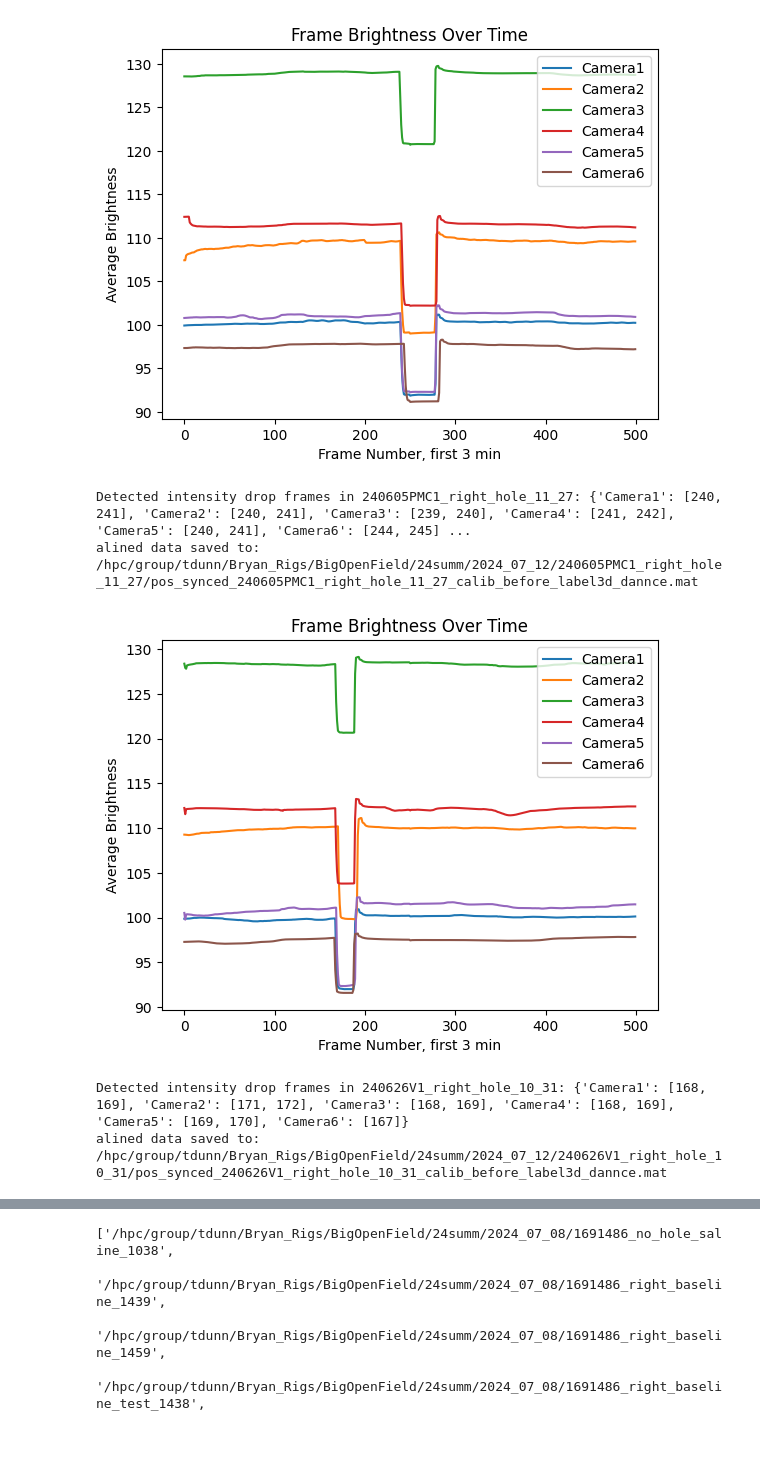
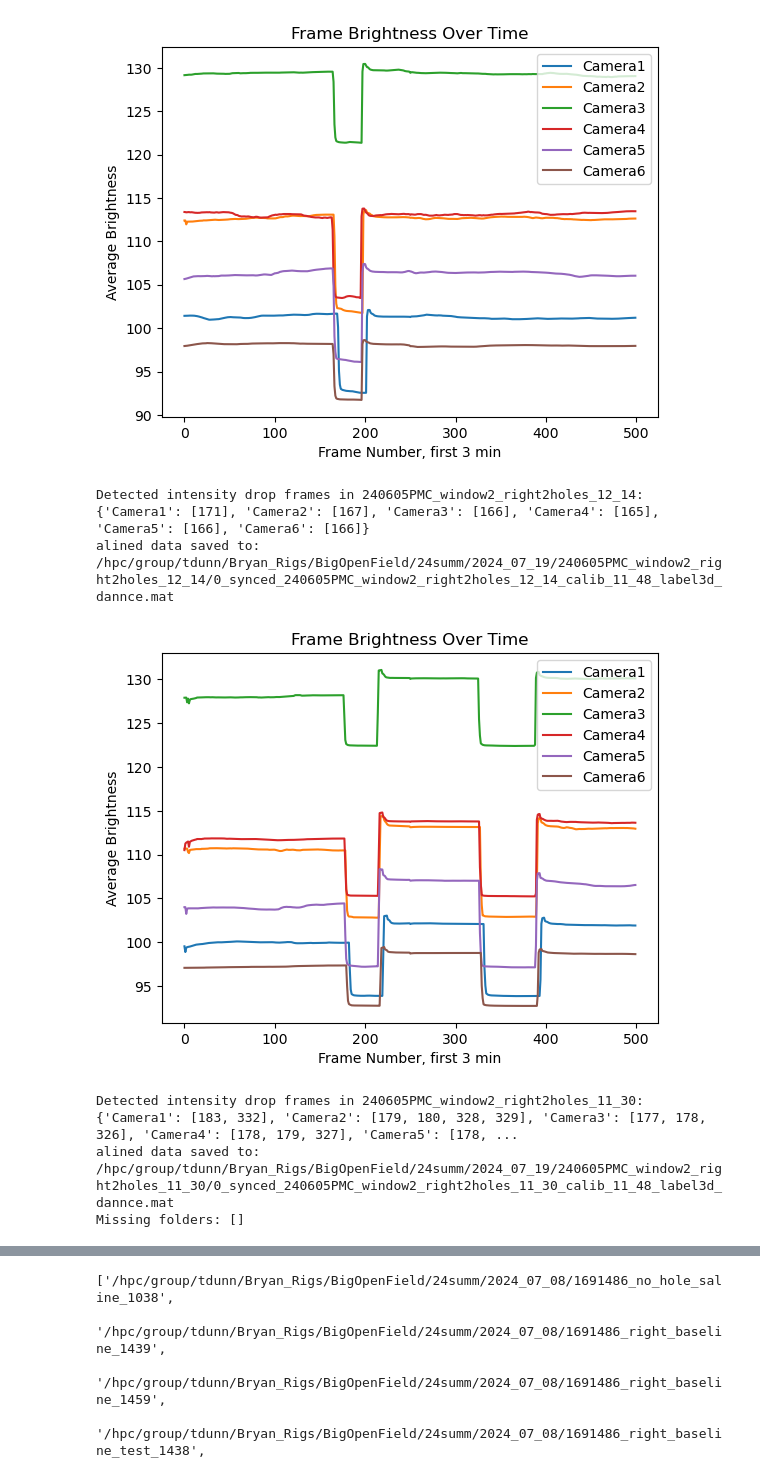
Before and after one commit to gadsfly/BBOP, a Jupyter notebook: useful_files/0_sync_sync_light_mir_bundle_easy.ipynb, the cells around one changed output, grey strips where cells are left out. Drawn from its saved outputs; the diff is of its cells as text; code cells hidden in the pictures; blank space fills up the shorter version.

```diff
--- a/useful_files/0_sync_sync_light_mir_bundle_easy.ipynb
+++ b/useful_files/0_sync_sync_light_mir_bundle_easy.ipynb
@@ -183,23 +183,24 @@ def process_folders(base_path, dates, threshold=3, max_frames=500, stepmax_frame
 # %%
 from datetime import datetime
 # Define the dates you want to process
-dates = ['2024_07_12', '2024_07_15'] # '2024_07_01', '2024_07_02', '2024_06_25' '2024_07_03' '2024_07_08', '2024_07_09', '2024_07_10'
+dates = ['2024_07_19'] # '2024_07_01', '2024_07_02', '2024_06_25' '2024_07_03' '2024_07_08', '2024_07_09', '2024_07_10', '2024_07_12', '2024_07_15'
 
 # Define the base path
 base_path = '/hpc/group/tdunn/Bryan_Rigs/BigOpenField/24summ'
 synced_name_path = '/hpc/group/tdunn/Bryan_Rigs/BigOpenField/24summ/mir_bundle_run/synced_folders'
 
 # Call the function to process folders
 missing_folders, successful_folders = process_folders(base_path, dates, threshold=2.5) #threshold=3, max_frames=500, (stepmax_frame=1000 function under development, idealy we don't need it if swiched early, but should be flexiable...
 # process_folders(base_path, dates)
 now = datetime.now()
 date_time_str = now.strftime("%Y%m%d_%H%M%S")
 np.save(os.path.join(synced_name_path,f'{date_time_str}_successful_folders.npy'), successful_folders)
 np.save(os.path.join(synced_name_path,f'{date_time_str}_missing_folders.npy'), missing_folders)
 # %% [output]
-[figure, old version]
+[figure, new version]
-Detected intensity drop frames in 240605PMC1_right_hole_11_27: {'Camera1': [240, 241], 'Camera2': [240, 241], 'Camera3': [239, 240], 'Camera4': [241, 242], 'Camera5': [240, 241], 'Camera6': [244, 245] ...
-alined data saved to: /hpc/group/tdunn/Bryan_Rigs/BigOpenField/24summ/2024_07_12/240605PMC1_right_hole_11_27/pos_synced_240605PMC1_right_hole_11_27_calib_before_label3d_dannce.mat
+Detected intensity drop frames in 240605PMC_window2_right2holes_12_14: {'Camera1': [171], 'Camera2': [167], 'Camera3': [166], 'Camera4': [165], 'Camera5': [166], 'Camera6': [166]}
+alined data saved to: /hpc/group/tdunn/Bryan_Rigs/BigOpenField/24summ/2024_07_19/240605PMC_window2_right2holes_12_14/0_synced_240605PMC_window2_right2holes_12_14_calib_11_48_label3d_dannce.mat
-[figure, old version]
+[figure, new version]
-Detected intensity drop frames in 240626V1_right_hole_10_31: {'Camera1': [168, 169], 'Camera2': [171, 172], 'Camera3': [168, 169], 'Camera4': [168, 169], 'Camera5': [169, 170], 'Camera6': [167]}
-alined data saved to: /hpc/group/tdunn/Bryan_Rigs/BigOpenField/24summ/2024_07_12/240626V1_right_hole_10_31/pos_synced_240626V1_right_hole_10_31_calib_before_label3d_dannce.mat
+Detected intensity drop frames in 240605PMC_window2_right2holes_11_30: {'Camera1': [183, 332], 'Camera2': [179, 180, 328, 329], 'Camera3': [177, 178, 326], 'Camera4': [178, 179, 327], 'Camera5': [178, ...
+alined data saved to: /hpc/group/tdunn/Bryan_Rigs/BigOpenField/24summ/2024_07_19/240605PMC_window2_right2holes_11_30/0_synced_240605PMC_window2_right2holes_11_30_calib_11_48_label3d_dannce.mat
+Missing folders: []
```
Also changed, not shown: parts of 1 cell of this notebook, 4 other files.
